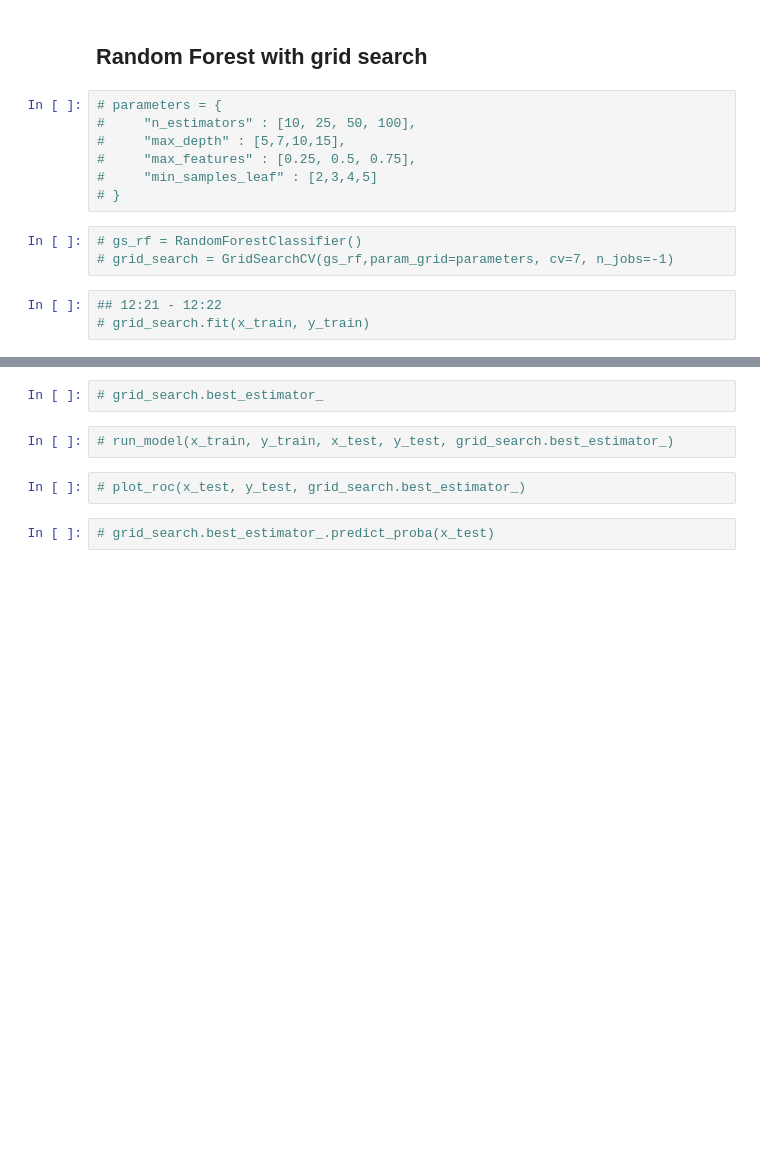
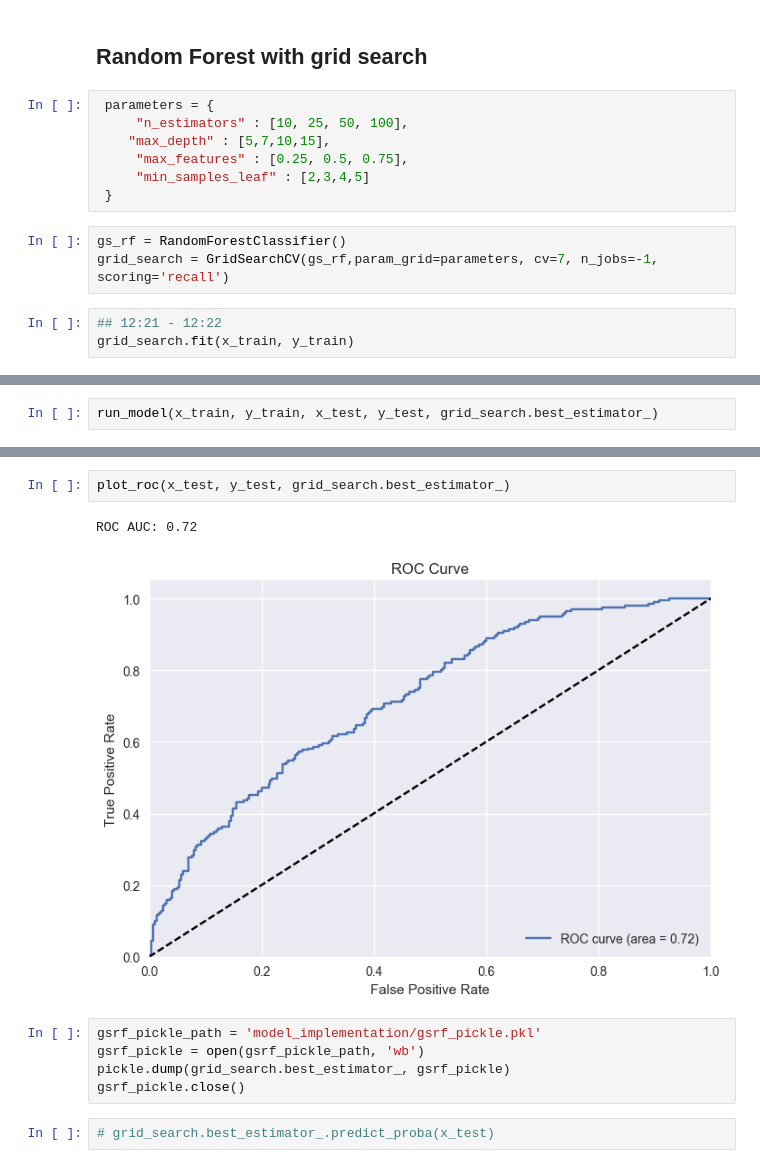
Before and after one commit to cgeppig/Will_My_Show_Get_Cancelled, a Jupyter notebook: Capstone_modeling_2.ipynb, the cells around one changed output, grey strips where cells are left out. Cells and saved outputs as stored; diff of their text form; blank space fills up the shorter version.

```diff
--- a/Capstone_modeling_2.ipynb
+++ b/Capstone_modeling_2.ipynb
@@ -211,15 +211,15 @@ x_train.shape
 # %% [markdown]
 ## Random Forest with grid search
 # %%
-# parameters = {
-#     "n_estimators" : [10, 25, 50, 100],
-#     "max_depth" : [5,7,10,15],
-#     "max_features" : [0.25, 0.5, 0.75],
-#     "min_samples_leaf" : [2,3,4,5]
-# }
+ parameters = {
+     "n_estimators" : [10, 25, 50, 100],
+    "max_depth" : [5,7,10,15],
+     "max_features" : [0.25, 0.5, 0.75],
+     "min_samples_leaf" : [2,3,4,5]
+ }
 # %%
-# gs_rf = RandomForestClassifier()
-# grid_search = GridSearchCV(gs_rf,param_grid=parameters, cv=7, n_jobs=-1)
+gs_rf = RandomForestClassifier()
+grid_search = GridSearchCV(gs_rf,param_grid=parameters, cv=7, n_jobs=-1, scoring='recall')
 # %%
 ## 12:21 - 12:22
-# grid_search.fit(x_train, y_train)
+grid_search.fit(x_train, y_train)
@@ -225,0 +246,2 @@ x_train.shape
+# %%
+run_model(x_train, y_train, x_test, y_test, grid_search.best_estimator_)
@@ -226,9 +264,13 @@ x_train.shape
 # %%
-# grid_search.best_estimator_
+plot_roc(x_test, y_test, grid_search.best_estimator_)
+# %% [output]
+ROC AUC: 0.72
+[figure, added]
-# %%
-# run_model(x_train, y_train, x_test, y_test, grid_search.best_estimator_)
-# %%
-# plot_roc(x_test, y_test, grid_search.best_estimator_)
+# %%
+gsrf_pickle_path = 'model_implementation/gsrf_pickle.pkl'
+gsrf_pickle = open(gsrf_pickle_path, 'wb')
+pickle.dump(grid_search.best_estimator_, gsrf_pickle)
+gsrf_pickle.close()
 # %%
 # grid_search.best_estimator_.predict_proba(x_test)
 # %%
```
Also changed, not shown: parts of 5 cells of this notebook, 2 other files.
